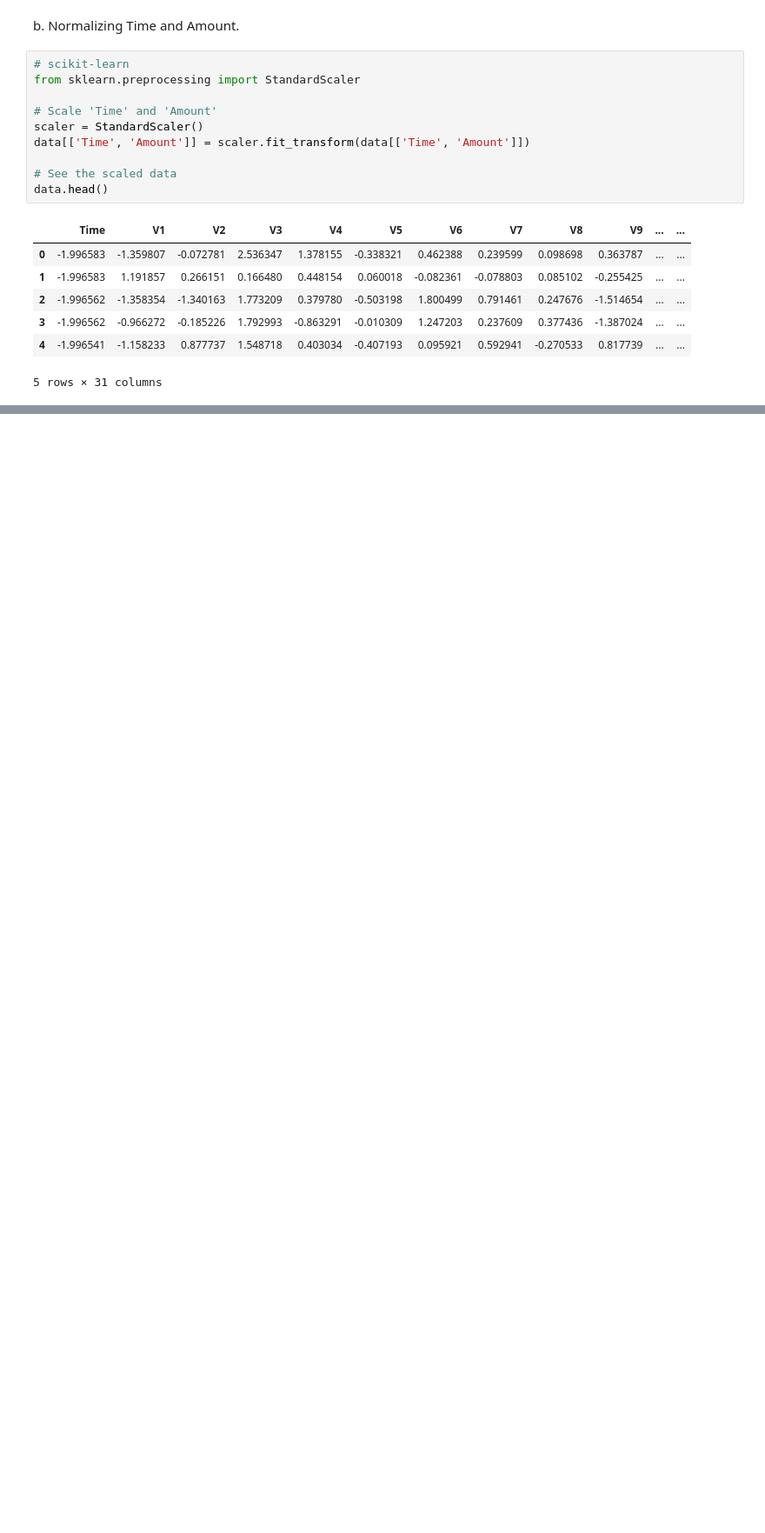
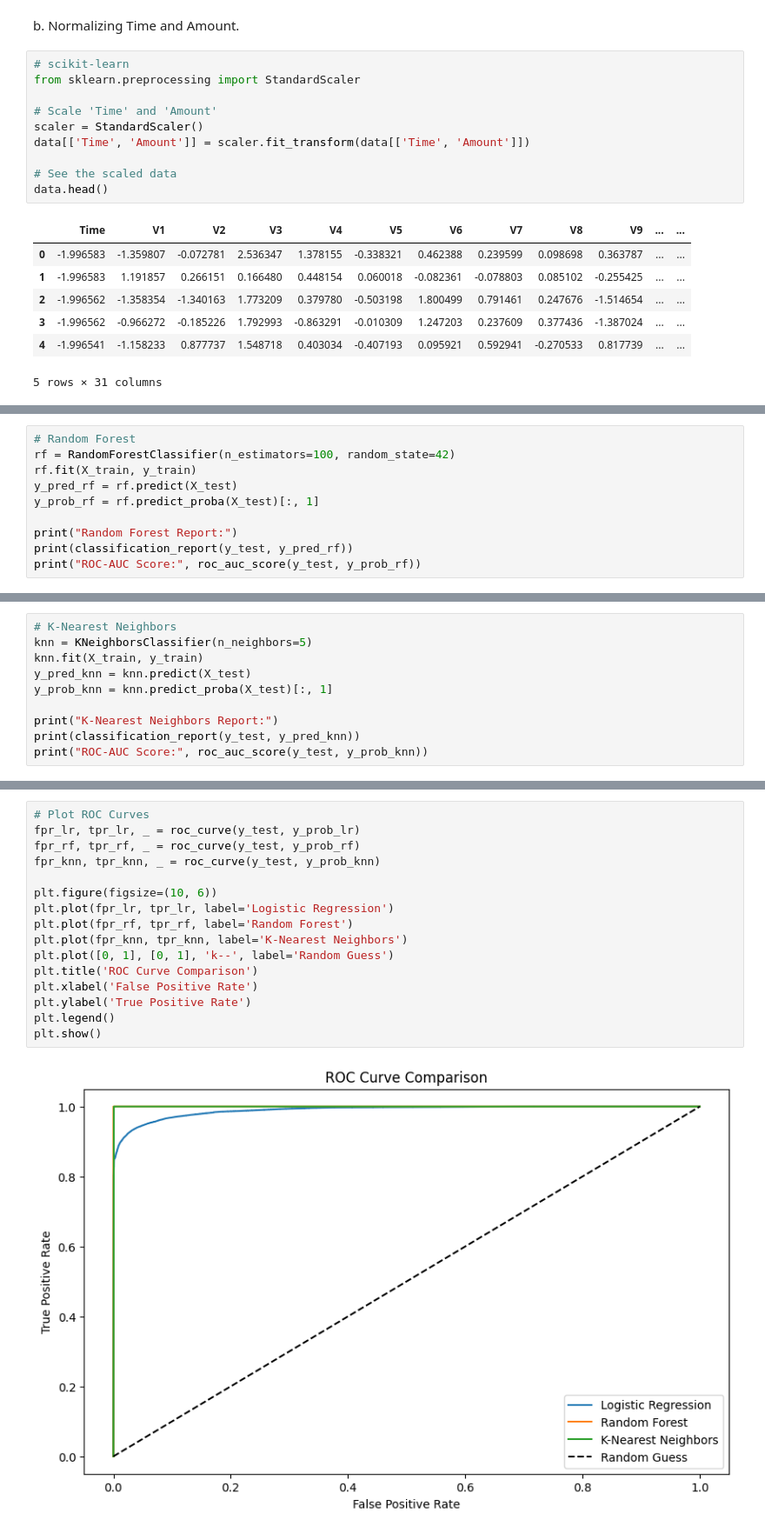
Before and after one commit to Adri-dou/MachineLearning-CreditCardFraud, a Jupyter notebook: cc-fraud-detection.ipynb, the cells around one changed output, grey strips where cells are left out. Shown at 87% size. Cells and saved outputs as stored; diff of their text form; blank space fills up the shorter version.

```diff
--- a/cc-fraud-detection.ipynb
+++ b/cc-fraud-detection.ipynb
@@ -133,0 +218,10 @@ data.head()
+# %%
+# Random Forest
+rf = RandomForestClassifier(n_estimators=100, random_state=42)
+rf.fit(X_train, y_train)
+y_pred_rf = rf.predict(X_test)
+y_prob_rf = rf.predict_proba(X_test)[:, 1]
+
+print("Random Forest Report:")
+print(classification_report(y_test, y_pred_rf))
+print("ROC-AUC Score:", roc_auc_score(y_test, y_prob_rf))
@@ -133,0 +242,10 @@ data.head()
+# %%
+# K-Nearest Neighbors
+knn = KNeighborsClassifier(n_neighbors=5)
+knn.fit(X_train, y_train)
+y_pred_knn = knn.predict(X_test)
+y_prob_knn = knn.predict_proba(X_test)[:, 1]
+
+print("K-Nearest Neighbors Report:")
+print(classification_report(y_test, y_pred_knn))
+print("ROC-AUC Score:", roc_auc_score(y_test, y_prob_knn))
@@ -133,0 +266,18 @@ data.head()
+# %%
+# Plot ROC Curves
+fpr_lr, tpr_lr, _ = roc_curve(y_test, y_prob_lr)
+fpr_rf, tpr_rf, _ = roc_curve(y_test, y_prob_rf)
+fpr_knn, tpr_knn, _ = roc_curve(y_test, y_prob_knn)
+
+plt.figure(figsize=(10, 6))
+plt.plot(fpr_lr, tpr_lr, label='Logistic Regression')
+plt.plot(fpr_rf, tpr_rf, label='Random Forest')
+plt.plot(fpr_knn, tpr_knn, label='K-Nearest Neighbors')
+plt.plot([0, 1], [0, 1], 'k--', label='Random Guess')
+plt.title('ROC Curve Comparison')
+plt.xlabel('False Positive Rate')
+plt.ylabel('True Positive Rate')
+plt.legend()
+plt.show()
+# %% [output]
+[figure, added]
```
Also changed, not shown: parts of 15 cells of this notebook.
